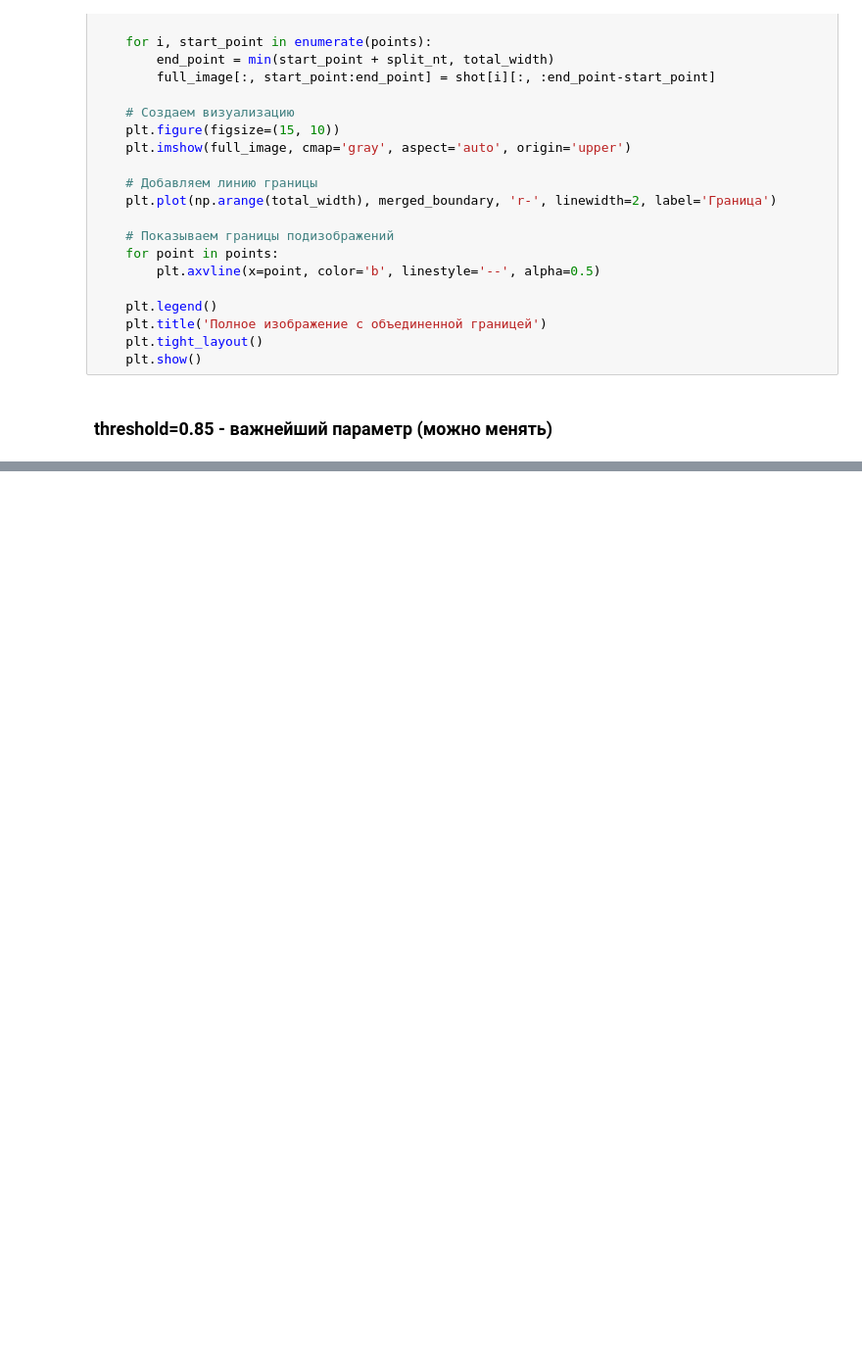
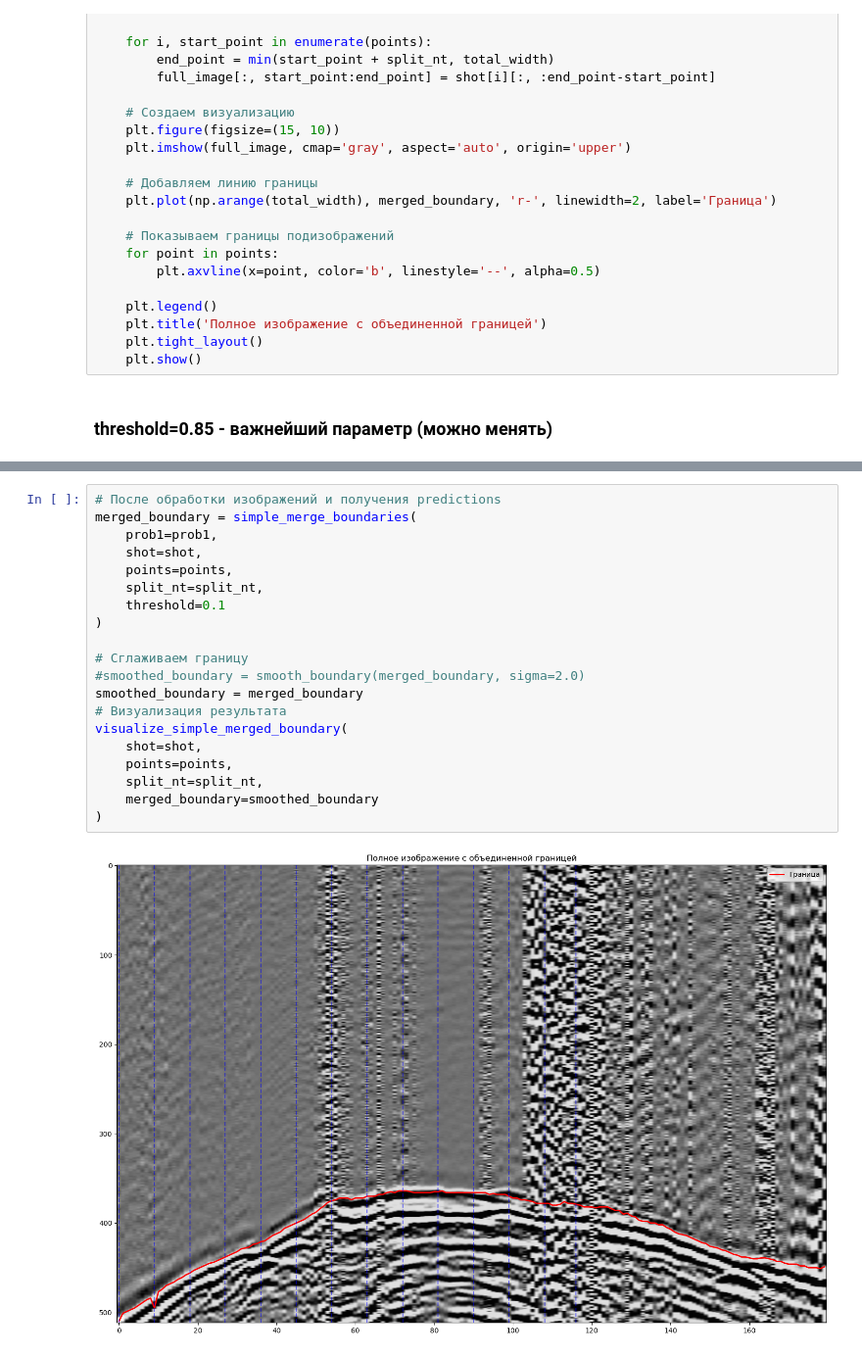
Before and after one commit to Alexey-Ignatov/first_break_picking, a Jupyter notebook: example/inference.ipynb, the cells around one changed output, grey strips where cells are left out. Shown at 98% size. Saved outputs shown, nothing was run; the diff lists cells and outputs as text; blank space fills up the shorter version.

```diff
--- a/example/inference.ipynb
+++ b/example/inference.ipynb
@@ -555,0 +556,22 @@ visualize_simple_merged_boundary(
+# %%
+# После обработки изображений и получения predictions
+merged_boundary = simple_merge_boundaries(
+    prob1=prob1,
+    shot=shot,
+    points=points,
+    split_nt=split_nt,
+    threshold=0.1
+)
+
+# Сглаживаем границу
+#smoothed_boundary = smooth_boundary(merged_boundary, sigma=2.0)
+smoothed_boundary = merged_boundary
+# Визуализация результата
+visualize_simple_merged_boundary(
+    shot=shot,
+    points=points,
+    split_nt=split_nt,
+    merged_boundary=smoothed_boundary
+)
+# %% [output]
+[figure, added]
```
Also changed, not shown: parts of 4 cells of this notebook, 1 other file.
